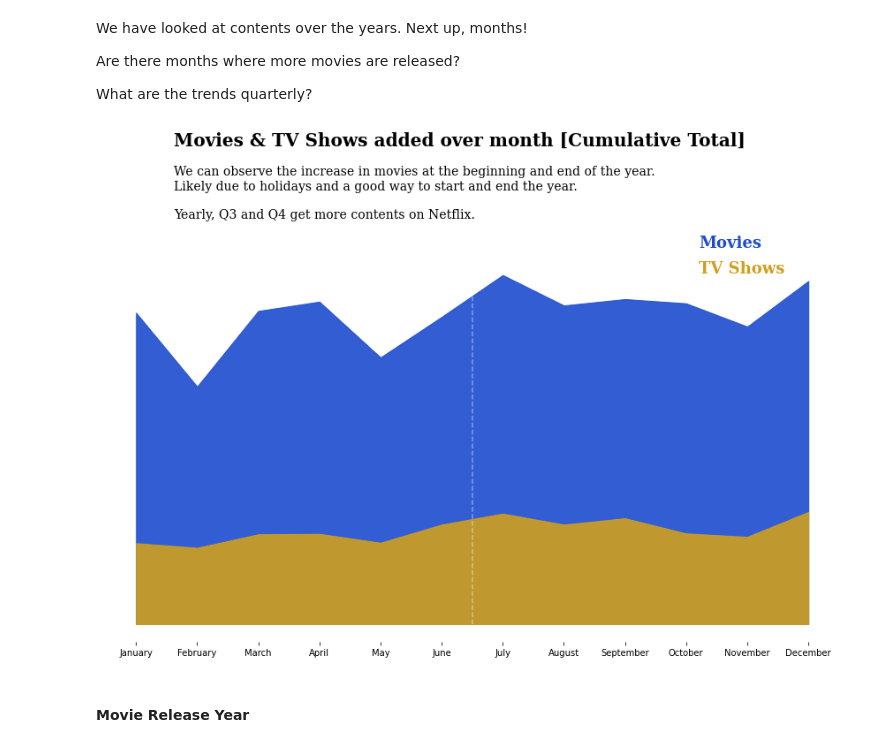
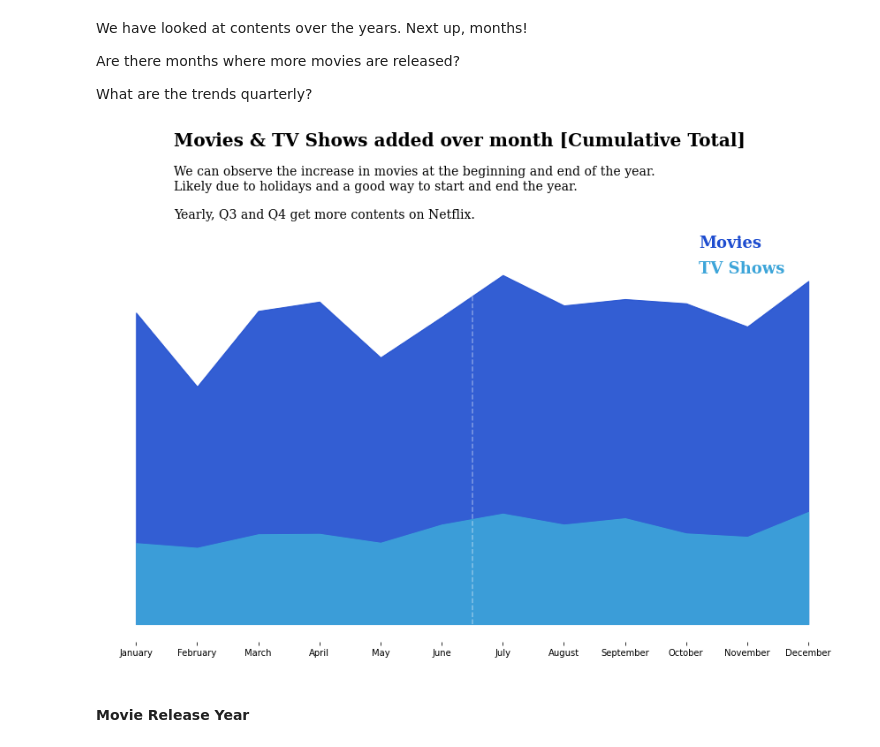
Before and after one commit to TheBlueZayn/Netflix-EDA, a Jupyter notebook: main.ipynb, the cells around one changed output. Drawn from its saved outputs; the diff is of its cells as text; code cells hidden in the pictures.

```diff
--- a/main.ipynb
+++ b/main.ipynb
@@ -509,7 +509,7 @@ Index(['Movie', 'TV Show'], dtype='object')
 # %%
 # Plot data
 fig, ax = plt.subplots(figsize=(15,8))
-color =["#1d4ccf", "#CFA01D"]
+color =["#1d4ccf", "#3DA5D9"]
 for i, m in enumerate(df["type"].value_counts().index):
     m_year = df[df["type"] == m]["year_added"].value_counts().sort_index()
     ax.plot(m_year.index, m_year, color=color[1], label=m)
@@ -521,7 +521,7 @@ ax.yaxis.tick_right()
 for s in ['top', 'right','bottom','left']:
     ax.spines[s].set_visible(False)
 
-ax.axhline(y=-0, color="#CFA01D", linewidth=1.5)
+ax.axhline(y=-0, color="#3DA5D9", linewidth=1.5)
 ax.set_xlim(2008,2021)
 plt.xticks(np.arange(2008, 2021, 1))
 
@@ -538,5 +538,5 @@ This can be attributed to the COVID 19 restrictions on movie production.
 The ratio of Movies to Tv Shows is also pronounced.
 """, fontsize=15, fontfamily="serif")
 fig.text(0.13, 0.2, "Movies", fontsize=18, fontweight="bold", fontfamily="serif", color="#1d4ccf")
-fig.text(0.25, 0.2, "TV Shows", fontsize=18, fontweight="bold", fontfamily="serif", color="#CFA01D");
+fig.text(0.25, 0.2, "TV Shows", fontsize=18, fontweight="bold", fontfamily="serif", color="#3DA5D9");
 # %% [output]
@@ -548,7 +548,7 @@ fig.text(0.25, 0.2, "TV Shows", fontsize=18, fontweight="bold", fontfamily="seri
 data_cum = df.groupby("type")["year_added"].value_counts().unstack().fillna(0).loc[['TV Show','Movie']].cumsum(axis=0).T
 # Plot data
 fig, ax = plt.subplots(figsize=(15,8))
-color =["#1d4ccf", "#CFA01D"]
+color =["#1d4ccf", "#3DA5D9"]
 
 for i, m in enumerate(df['type'].value_counts().index):
     m_rel = data_cum[m]
@@ -556,7 +556,7 @@ for i, m in enumerate(df['type'].value_counts().index):
 ax.yaxis.tick_right()
 for s in ['top', 'right','bottom','left']:
     ax.spines[s].set_visible(False)
-ax.axhline(y=-0, color="#CFA01D", linewidth=1.5)
+ax.axhline(y=-0, color="#3DA5D9", linewidth=1.5)
 ax.set_xlim(2008,2021)
 plt.xticks(np.arange(2008, 2021, 1))
 fig.text(0.13, 0.85, "Movies & TV Shows added over time [Cumulative Total]", fontsize=20, fontfamily="serif", fontweight="semibold")
@@ -566,5 +566,5 @@ We can similarly see a peak in contents in 2019.
 Also, Movies have generally been added more than Tv Shows.
 """, fontsize=15, fontfamily="serif")
 fig.text(0.13, 0.2, "Movies", fontsize=18, fontweight="bold", fontfamily="serif", color="#1d4ccf")
-fig.text(0.25, 0.2, "TV Shows", fontsize=18, fontweight="bold", fontfamily="serif",color="#CFA01D");
+fig.text(0.25, 0.2, "TV Shows", fontsize=18, fontweight="bold", fontfamily="serif",color="#3DA5D9");
 # %% [output]
@@ -595,28 +595,28 @@ df['month_added'] = pd.Categorical(df['month_added'], categories=month_order, or
 # %%
 data_mon = df.groupby("type")["month_added"].value_counts().unstack().fillna(0).loc[['TV Show','Movie']].cumsum(axis=0).T
 
 fig, ax = plt.subplots(figsize=(15,8))
-color =["#1d4ccf", "#CFA01D"]
+color =["#1d4ccf", "#3DA5D9"]
 
 for i, m in enumerate(df['type'].value_counts().index):
     m_rel = data_mon[m]
     ax.fill_between(m_rel.index, 0, m_rel, color=color[i], label=m, alpha=0.9)
 for s in ['top', 'right','bottom','left']:
     ax.spines[s].set_visible(False)
 plt.tick_params(left=False, labelleft=False)
 plt.vlines(5.5, ymin=0, ymax=800, linestyle="dashed",color="w", alpha=0.4)
 fig.text(0.2, 1.1, "Movies & TV Shows added over month [Cumulative Total]", fontsize=20, fontfamily="serif", fontweight="semibold")
 fig.text(0.2, 0.93, """
 We can observe the increase in movies at the beginning and end of the year.
 Likely due to holidays and a good way to start and end the year.
 
 Yearly, Q3 and Q4 get more contents on Netflix.
 """, fontsize=14, fontfamily="serif")
 
 fig.text(0.75, 0.9, "Movies", fontsize=18, fontweight="bold", fontfamily="serif", color="#1d4ccf")
-fig.text(0.75, 0.85, "TV Shows", fontsize=18, fontweight="bold", fontfamily="serif",color="#CFA01D" );
+fig.text(0.75, 0.85, "TV Shows", fontsize=18, fontweight="bold", fontfamily="serif",color="#3DA5D9" );
 # %% [output]
-[figure, old version]
+[figure, new version]
 # %% [markdown]
 #### Movie Release Year
 # %% [markdown]
```
Also changed, not shown: parts of 2 cells of this notebook.
